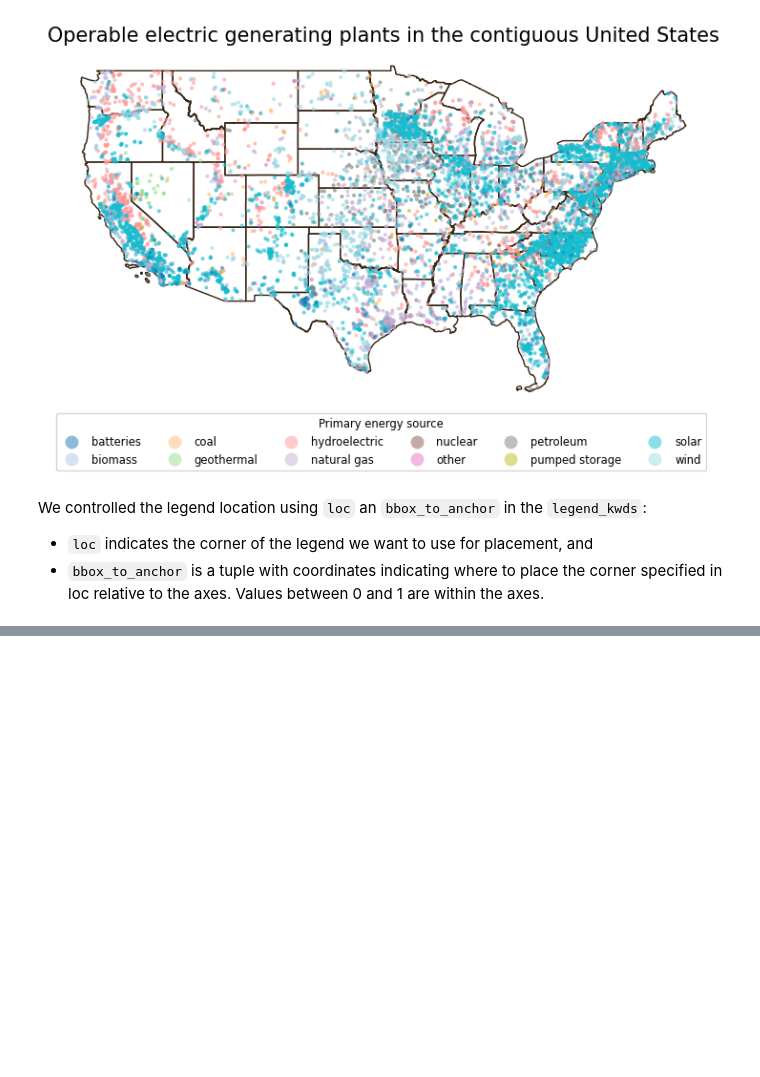
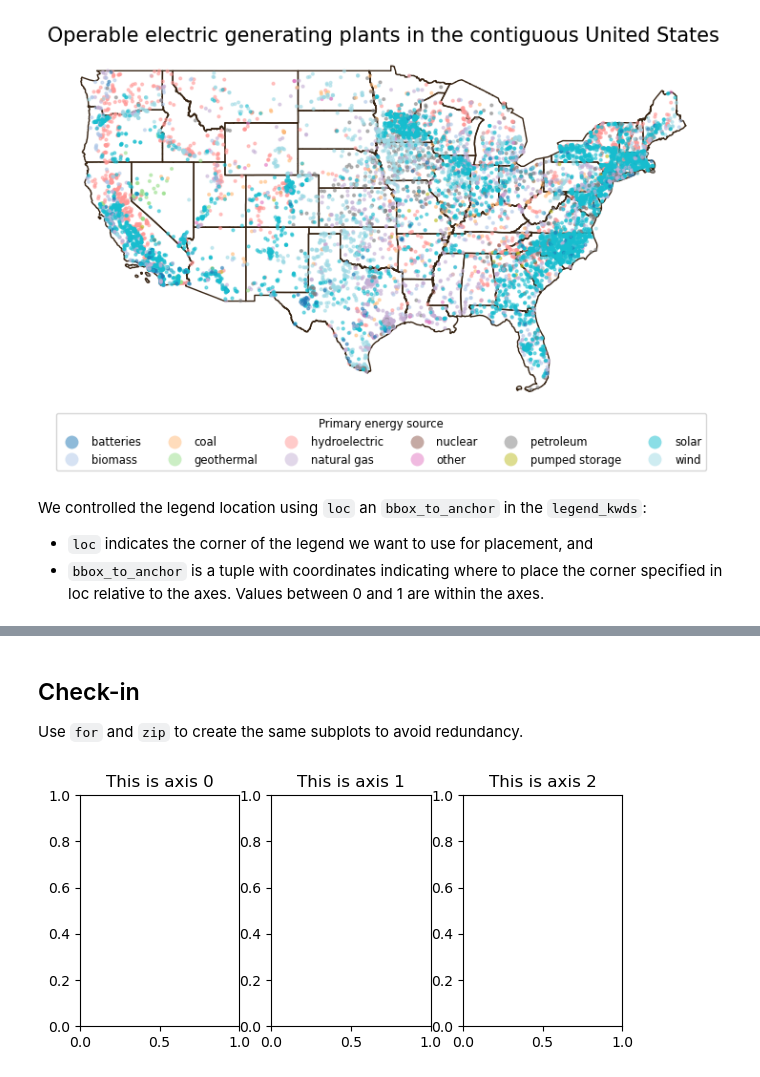
Before and after one commit to evajnewby/eds220-2024-in-class, a Jupyter notebook: week5-csv-to-geodf.ipynb, the cells around one changed output, grey strips where cells are left out. Cells and saved outputs as stored; diff of their text form; code cells hidden in the pictures; blank space fills up the shorter version.

```diff
--- a/week5-csv-to-geodf.ipynb
+++ b/week5-csv-to-geodf.ipynb
@@ -287,0 +335,13 @@ We controlled the legend location using `loc` an `bbox_to_anchor` in the `legend
+# %% [markdown]
+## Check-in
+
+Use `for` and `zip` to create the same subplots to avoid redundancy.
+# %%
+fig, axes = plt.subplots(nrows=1, ncols=3, figsize=(7, 3))
+
+for ax, i in zip(axes, [0,1,2]):
+    ax.set_title(f"This is axis {i}")
+
+plt.show()
+# %% [output]
+[figure, added]
```
Also changed, not shown: parts of 27 cells of this notebook, 1 other file.
